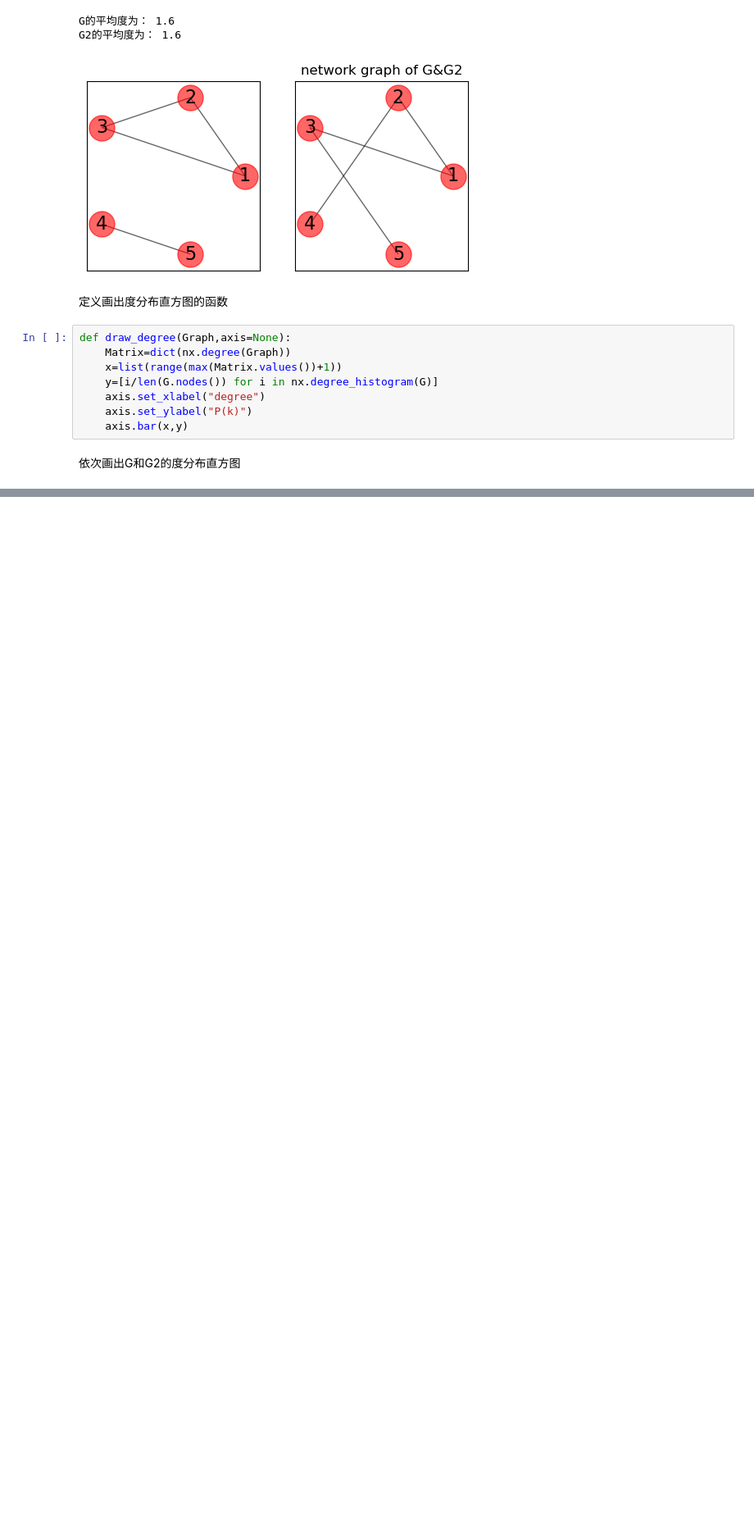
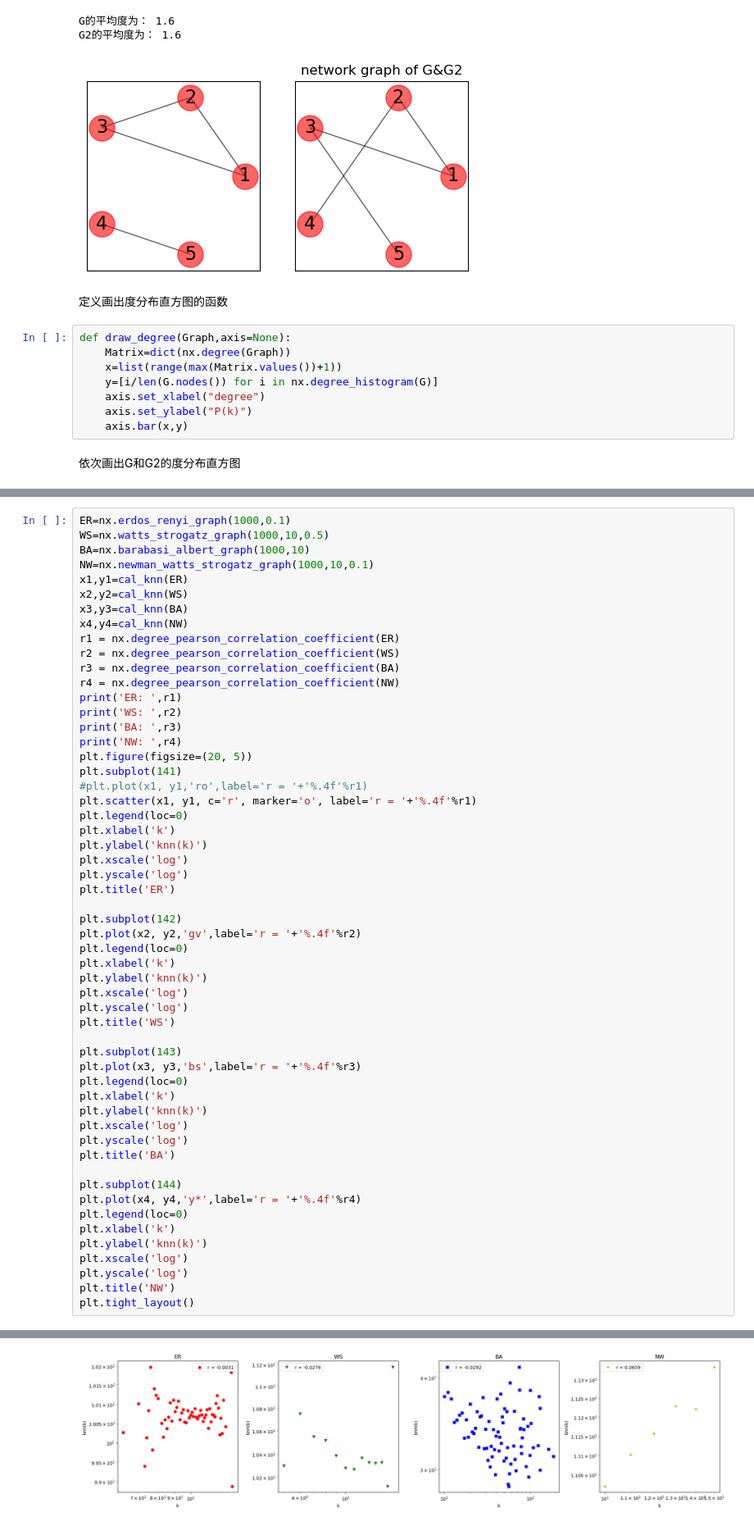
Before and after one commit to dzcaprime/Network, a Jupyter notebook: degree.ipynb, the cells around one changed output, grey strips where cells are left out. Shown at 82% size. Drawn from its saved outputs; the diff is of its cells as text; blank space fills up the shorter version.

```diff
--- a/degree.ipynb
+++ b/degree.ipynb
@@ -54,0 +147,56 @@ draw_degree(G2,ax[1])
+# %%
+ER=nx.erdos_renyi_graph(1000,0.1)
+WS=nx.watts_strogatz_graph(1000,10,0.5)
+BA=nx.barabasi_albert_graph(1000,10)
+NW=nx.newman_watts_strogatz_graph(1000,10,0.1)
+x1,y1=cal_knn(ER)
+x2,y2=cal_knn(WS)
+x3,y3=cal_knn(BA)
+x4,y4=cal_knn(NW)
+r1 = nx.degree_pearson_correlation_coefficient(ER)
+r2 = nx.degree_pearson_correlation_coefficient(WS)
+r3 = nx.degree_pearson_correlation_coefficient(BA)
+r4 = nx.degree_pearson_correlation_coefficient(NW)
+print('ER: ',r1)
+print('WS: ',r2)
+print('BA: ',r3)
+print('NW: ',r4)
+plt.figure(figsize=(20, 5))
+plt.subplot(141)
+#plt.plot(x1, y1,'ro',label='r = '+'%.4f'%r1)
+plt.scatter(x1, y1, c='r', marker='o', label='r = '+'%.4f'%r1)
+plt.legend(loc=0)
+plt.xlabel('k')
+plt.ylabel('knn(k)')
+plt.xscale('log')
+plt.yscale('log')
+plt.title('ER')
+
+plt.subplot(142)
+plt.plot(x2, y2,'gv',label='r = '+'%.4f'%r2)
+plt.legend(loc=0)
+plt.xlabel('k')
+plt.ylabel('knn(k)')
+plt.xscale('log')
+plt.yscale('log')
+plt.title('WS')
+
+plt.subplot(143)
+plt.plot(x3, y3,'bs',label='r = '+'%.4f'%r3)
+plt.legend(loc=0)
+plt.xlabel('k')
+plt.ylabel('knn(k)')
+plt.xscale('log')
+plt.yscale('log')
+plt.title('BA')
+
+plt.subplot(144)
+plt.plot(x4, y4,'y*',label='r = '+'%.4f'%r4)
+plt.legend(loc=0)
+plt.xlabel('k')
+plt.ylabel('knn(k)')
+plt.xscale('log')
+plt.yscale('log')
+plt.title('NW')
+plt.tight_layout()
+# %% [output]
@@ -54,0 +207 @@ draw_degree(G2,ax[1])
+[figure, added]
```
Also changed, not shown: parts of 20 cells of this notebook, 7 other files.
